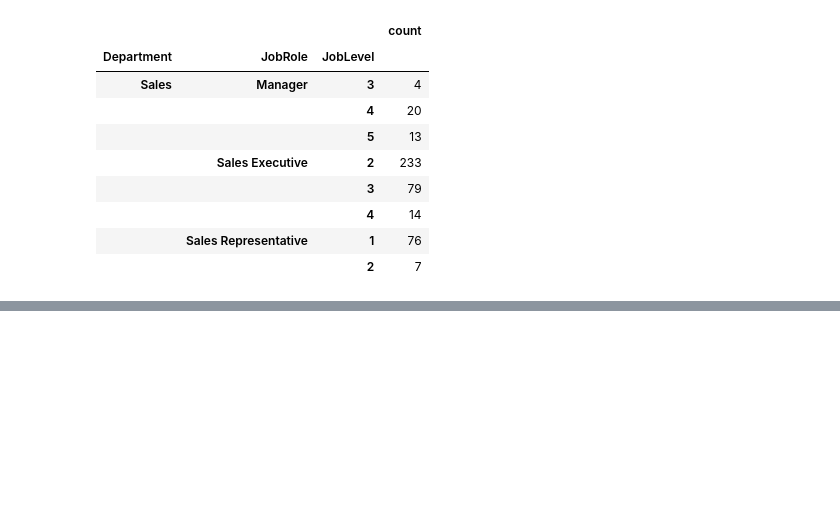
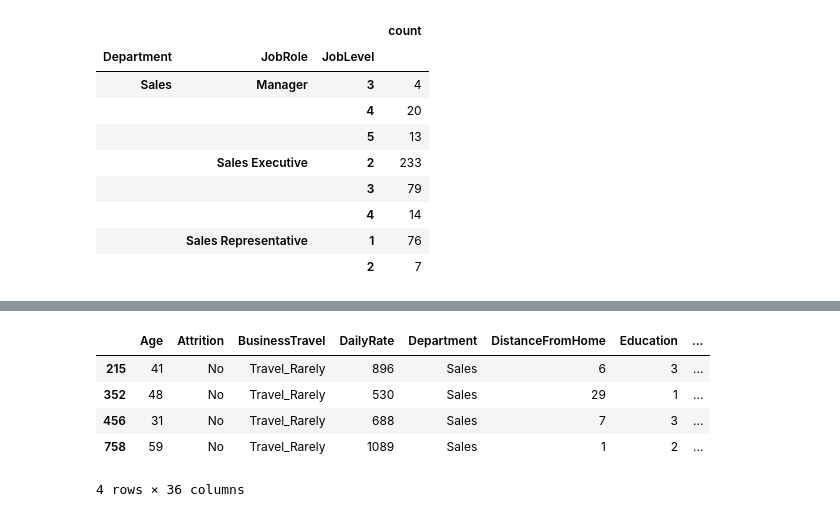
Before and after one commit to infoshareacademy/-jdszr7-urban_jungle, a Jupyter notebook: projektPython/projektPython.ipynb, the cells around one changed output, grey strips where cells are left out. Saved outputs shown, nothing was run; the diff lists cells and outputs as text; code cells hidden in the pictures; blank space fills up the shorter version.

```diff
--- a/projektPython/projektPython.ipynb
+++ b/projektPython/projektPython.ipynb
@@ -139,0 +124,9 @@ data['age_indicator'] = data['YearsAtCompany'].apply(lambda x: str(x) if x<=20 e
+# %%
+filtered_data
+# %% [output]
+|  | Age | Attrition | BusinessTravel | DailyRate | Department | DistanceFromHome | Education | ... |
+| 215 | 41 | No | Travel_Rarely | 896 | Sales | 6 | 3 | ... |
+| 352 | 48 | No | Travel_Rarely | 530 | Sales | 29 | 1 | ... |
+| 456 | 31 | No | Travel_Rarely | 688 | Sales | 7 | 3 | ... |
+| 758 | 59 | No | Travel_Rarely | 1089 | Sales | 1 | 2 | ... |
+4 rows × 36 columns
```
Also changed, not shown: parts of 10 cells of this notebook, 2 other files.
